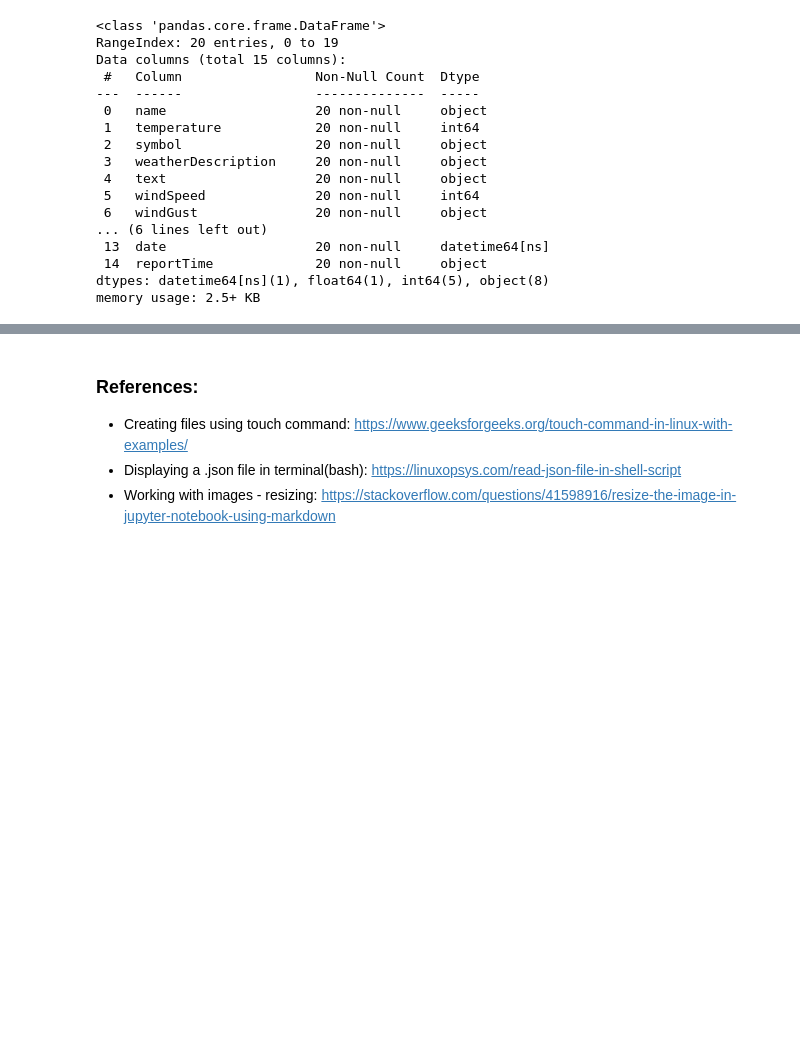
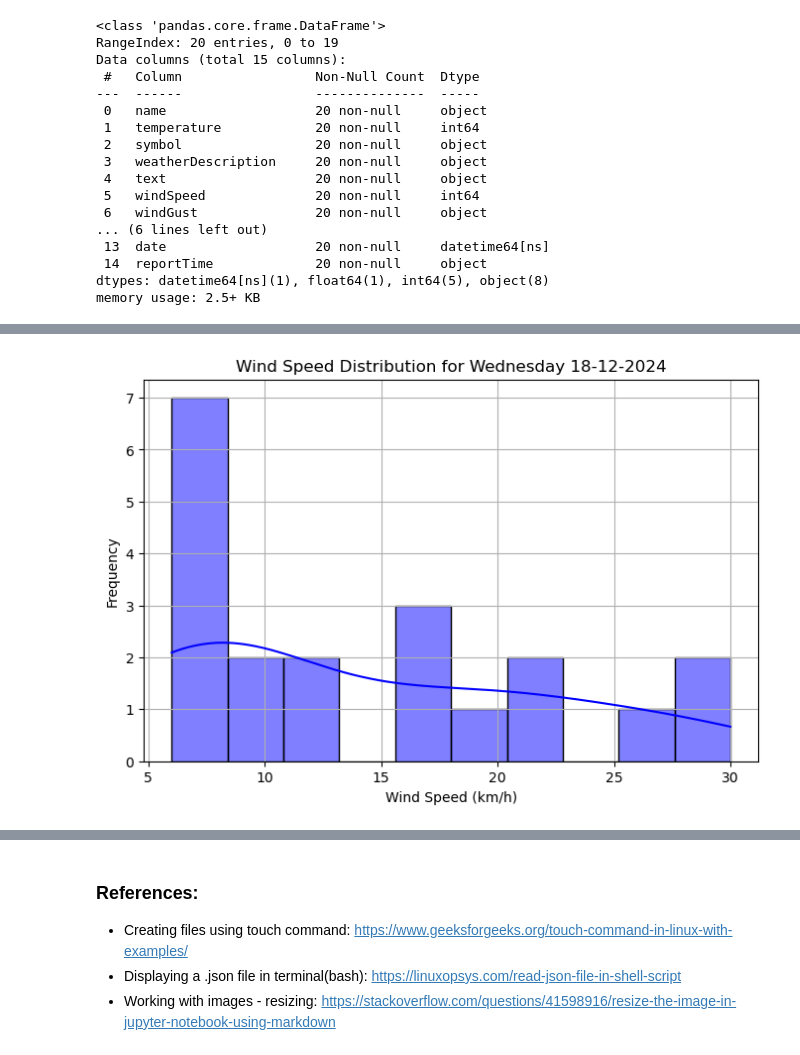
Before and after one commit to ermelinda-q/computer-infrastructure, a Jupyter notebook: weather.ipynb, the cells around one changed output, grey strips where cells are left out. Cells and saved outputs as stored; diff of their text form; code cells hidden in the pictures; blank space fills up the shorter version.

```diff
--- a/weather.ipynb
+++ b/weather.ipynb
@@ -350,0 +370,11 @@ print(df['dayName'].unique())
+# %%
+# Creating a histogram of wind speeds, with a KDE line overlaid to show the distribution of wind speeds in the dataset.
+plt.figure(figsize=(8, 5))
+sns.histplot(df['windSpeed'], kde=True, bins=10, color='blue')
+plt.title(f'Wind Speed Distribution for {day_name} {todays_date}')
+plt.xlabel('Wind Speed (km/h)')
+plt.ylabel('Frequency')
+plt.grid()
+plt.show()
+# %% [output]
+[figure, added]
```
Also changed, not shown: parts of 15 cells of this notebook.
